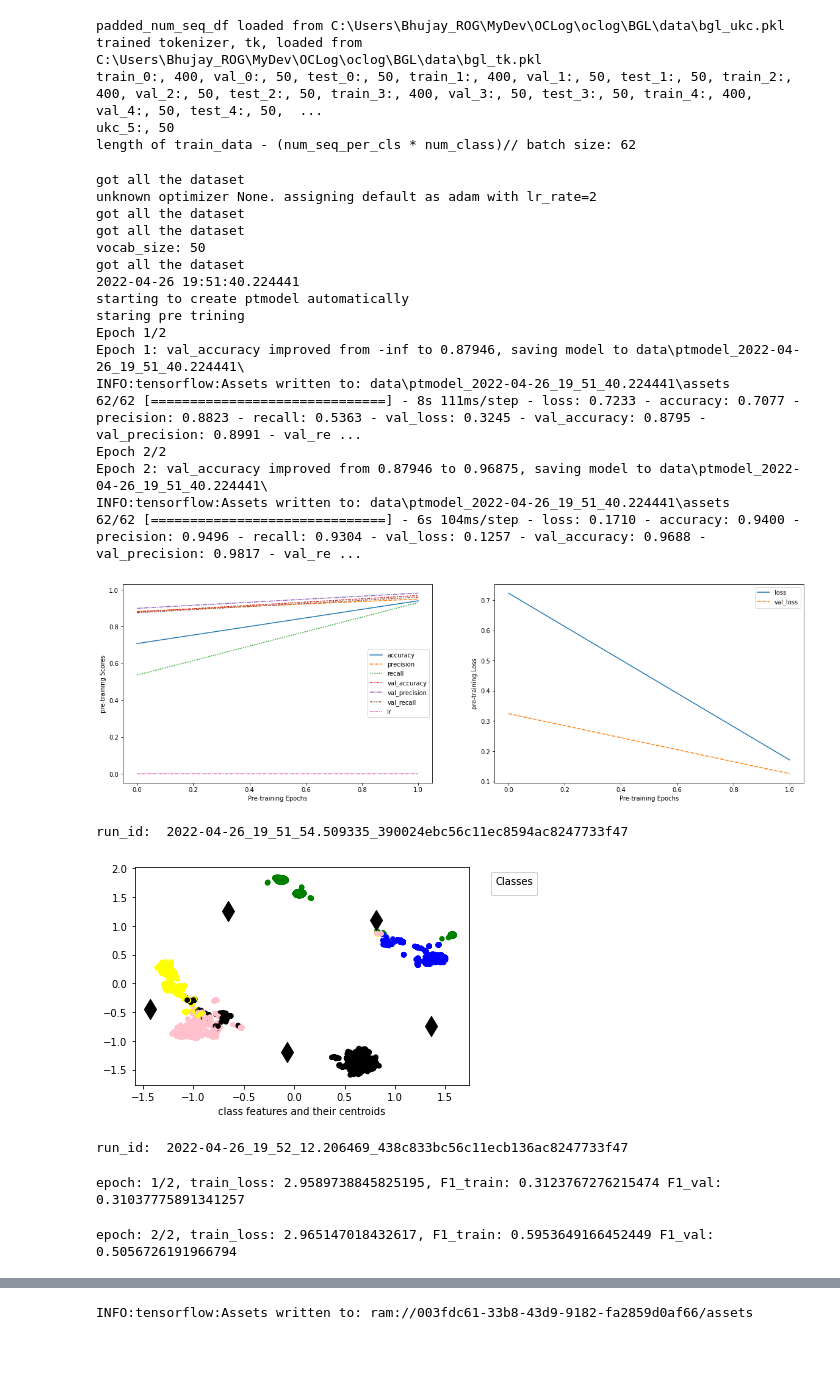
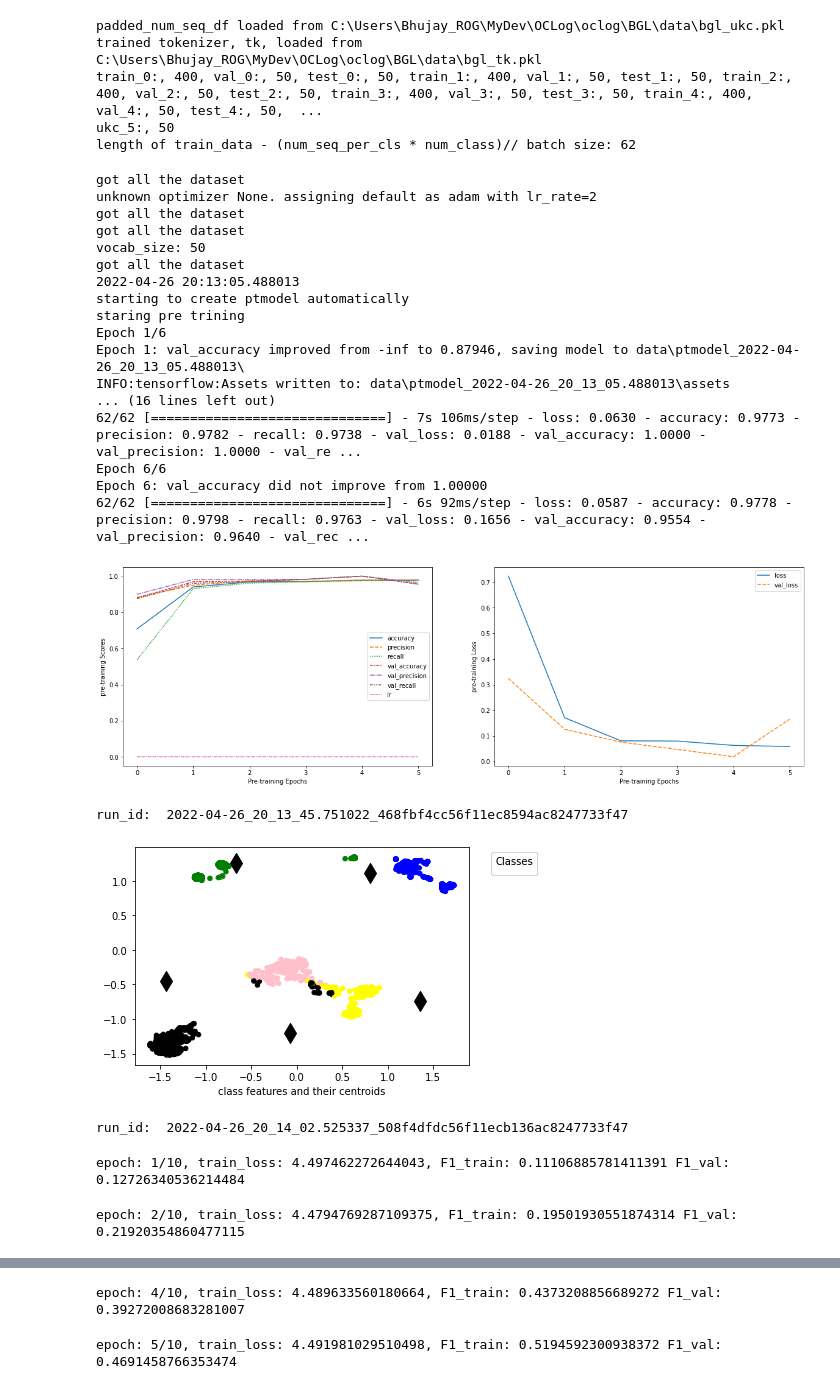
Before and after one commit to BhujayKumarBhatta/OCLog, a Jupyter notebook: oclog/openset/notebooks/OC1.ipynb, the cells around one changed output, grey strips where cells are left out. Saved outputs shown, nothing was run; the diff lists cells and outputs as text; code cells hidden in the pictures; blank space fills up the shorter version.

```diff
--- a/oclog/openset/notebooks/OC1.ipynb
+++ b/oclog/openset/notebooks/OC1.ipynb
@@ -62,29 +62,29 @@ length of train_data - (num_seq_per_cls * num_class)// batch size: 62
 # %%
 res = oset.train(train_data=train_data, val_data=val_data,
                                     test_data=test_data, bglog=bglog,
                  manual_color_map=True, centroid_black=True,
-                                   pt_epochs=2, oc_epochs=2, )
+                                   pt_epochs=6, oc_epochs=10, )
 # %% [output]
 got all the dataset
 unknown optimizer None. assigning default as adam with lr_rate=2
 got all the dataset
 got all the dataset
 vocab_size: 50
 got all the dataset
-2022-04-26 19:51:40.224441
+2022-04-26 20:13:05.488013
 starting to create ptmodel automatically
 staring pre trining
-Epoch 1/2
-Epoch 1: val_accuracy improved from -inf to 0.87946, saving model to data\ptmodel_2022-04-26_19_51_40.224441\
-INFO:tensorflow:Assets written to: data\ptmodel_2022-04-26_19_51_40.224441\assets
-62/62 [==============================] - 8s 111ms/step - loss: 0.7233 - accuracy: 0.7077 - precision: 0.8823 - recall: 0.5363 - val_loss: 0.3245 - val_accuracy: 0.8795 - val_precision: 0.8991 - val_re ...
-Epoch 2/2
-Epoch 2: val_accuracy improved from 0.87946 to 0.96875, saving model to data\ptmodel_2022-04-26_19_51_40.224441\
-INFO:tensorflow:Assets written to: data\ptmodel_2022-04-26_19_51_40.224441\assets
-62/62 [==============================] - 6s 104ms/step - loss: 0.1710 - accuracy: 0.9400 - precision: 0.9496 - recall: 0.9304 - val_loss: 0.1257 - val_accuracy: 0.9688 - val_precision: 0.9817 - val_re ...
+Epoch 1/6
+Epoch 1: val_accuracy improved from -inf to 0.87946, saving model to data\ptmodel_2022-04-26_20_13_05.488013\
+INFO:tensorflow:Assets written to: data\ptmodel_2022-04-26_20_13_05.488013\assets
+... (16 lines left out)
+62/62 [==============================] - 7s 106ms/step - loss: 0.0630 - accuracy: 0.9773 - precision: 0.9782 - recall: 0.9738 - val_loss: 0.0188 - val_accuracy: 1.0000 - val_precision: 1.0000 - val_re ...
+Epoch 6/6
+Epoch 6: val_accuracy did not improve from 1.00000
+62/62 [==============================] - 6s 92ms/step - loss: 0.0587 - accuracy: 0.9778 - precision: 0.9798 - recall: 0.9763 - val_loss: 0.1656 - val_accuracy: 0.9554 - val_precision: 0.9640 - val_rec ...
-[figure, old version]
+[figure, new version]
-run_id:  2022-04-26_19_51_54.509335_390024ebc56c11ec8594ac8247733f47
+run_id:  2022-04-26_20_13_45.751022_468fbf4cc56f11ec8594ac8247733f47
-[figure, old version]
+[figure, new version]
-run_id:  2022-04-26_19_52_12.206469_438c833bc56c11ecb136ac8247733f47
+run_id:  2022-04-26_20_14_02.525337_508f4dfdc56f11ecb136ac8247733f47
-epoch: 1/2, train_loss: 2.9589738845825195, F1_train: 0.3123767276215474 F1_val: 0.31037775891341257
+epoch: 1/10, train_loss: 4.497462272644043, F1_train: 0.11106885781411391 F1_val: 0.12726340536214484
-epoch: 2/2, train_loss: 2.965147018432617, F1_train: 0.5953649166452449 F1_val: 0.5056726191966794
+epoch: 2/10, train_loss: 4.4794769287109375, F1_train: 0.19501930551874314 F1_val: 0.21920354860477115
@@ -110 +92,2 @@ weighted avg       0.66      0.32      0.40       288
-INFO:tensorflow:Assets written to: ram://003fdc61-33b8-43d9-9182-fa2859d0af66/assets
+epoch: 4/10, train_loss: 4.489633560180664, F1_train: 0.4373208856689272 F1_val: 0.39272008683281007
+epoch: 5/10, train_loss: 4.491981029510498, F1_train: 0.5194592300938372 F1_val: 0.4691458766353474
```
Also changed, not shown: parts of 2 cells of this notebook, 2 other files.
